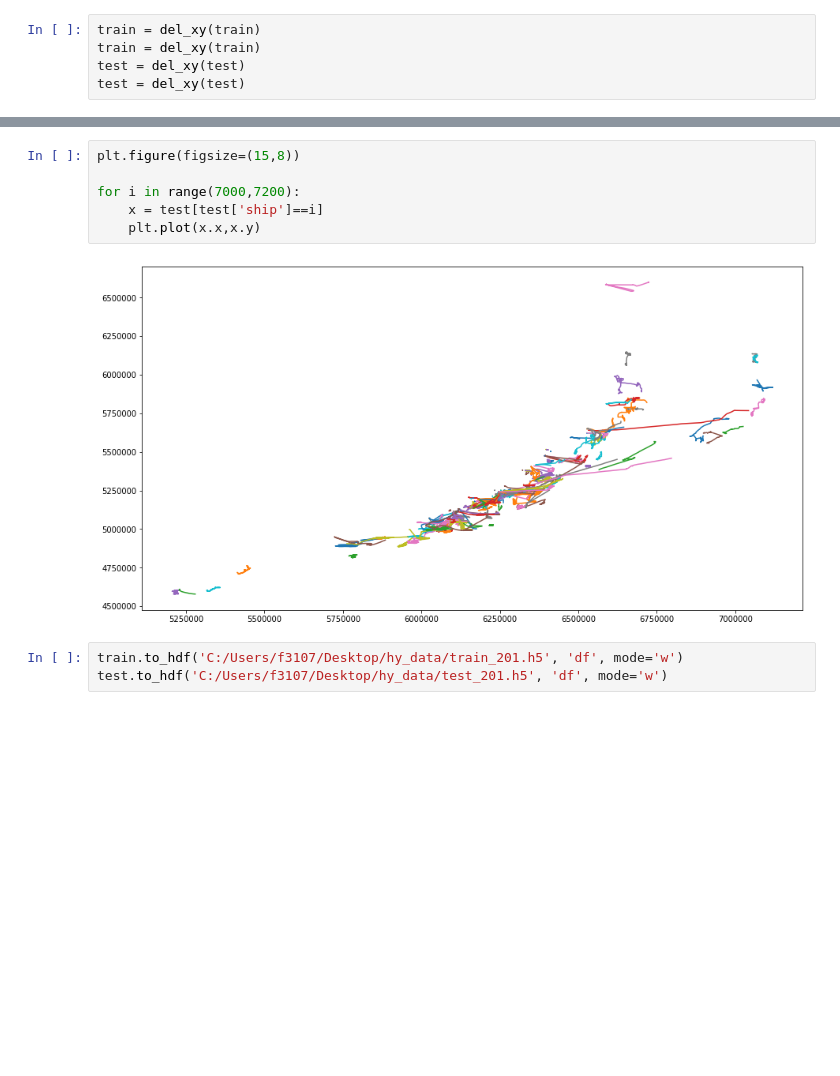
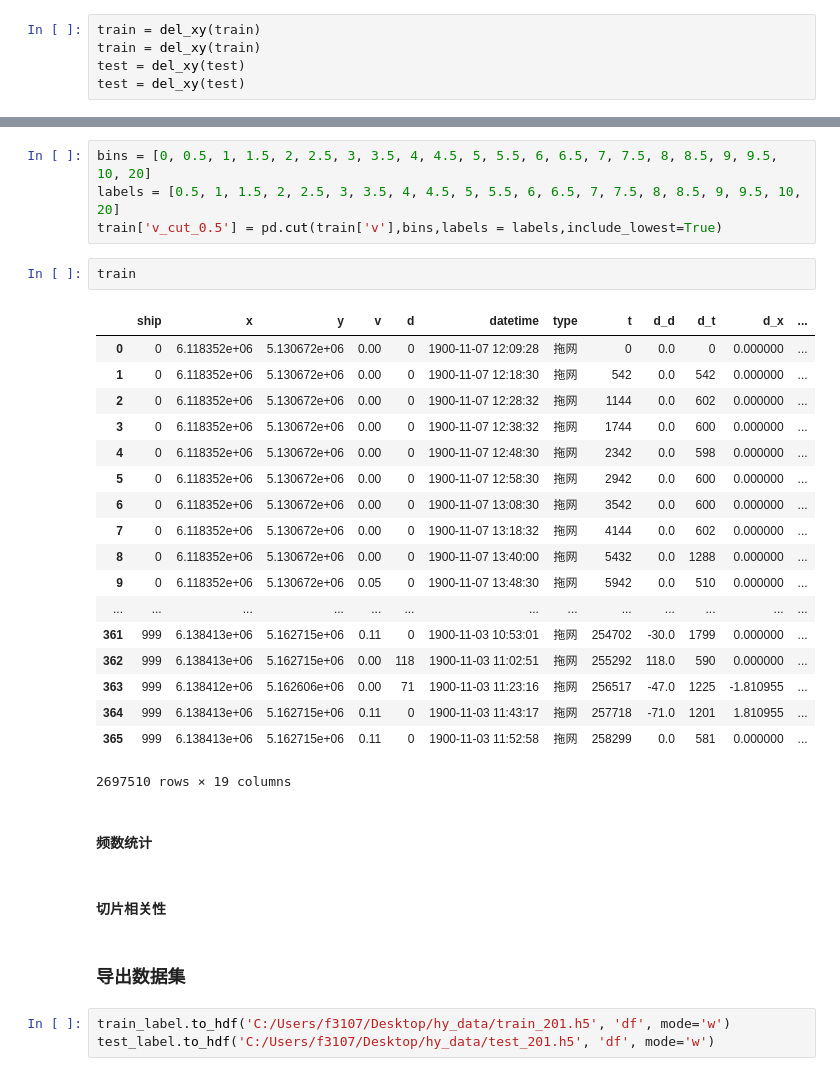
Before and after one commit to xzz666/tianchi_ship_2019, a Jupyter notebook: working/201_FE.ipynb, the cells around one changed output, grey strips where cells are left out. Saved outputs shown, nothing was run; the diff lists cells and outputs as text; blank space fills up the shorter version.

```diff
--- a/working/201_FE.ipynb
+++ b/working/201_FE.ipynb
@@ -187,11 +190,34 @@ for i in range(200):
-# %%
-plt.figure(figsize=(15,8))
-
-for i in range(7000,7200):
-    x = test[test['ship']==i]
-    plt.plot(x.x,x.y)
-# %% [output]
-[figure, removed]
+# %%
+bins = [0, 0.5, 1, 1.5, 2, 2.5, 3, 3.5, 4, 4.5, 5, 5.5, 6, 6.5, 7, 7.5, 8, 8.5, 9, 9.5, 10, 20]
+labels = [0.5, 1, 1.5, 2, 2.5, 3, 3.5, 4, 4.5, 5, 5.5, 6, 6.5, 7, 7.5, 8, 8.5, 9, 9.5, 10, 20]
+train['v_cut_0.5'] = pd.cut(train['v'],bins,labels = labels,include_lowest=True)
+# %%
+train
+# %% [output]
+|  | ship | x | y | v | d | datetime | type | t | d_d | d_t | d_x | ... |
+| 0 | 0 | 6.118352e+06 | 5.130672e+06 | 0.00 | 0 | 1900-11-07 12:09:28 | 拖网 | 0 | 0.0 | 0 | 0.000000 | ... |
+| 1 | 0 | 6.118352e+06 | 5.130672e+06 | 0.00 | 0 | 1900-11-07 12:18:30 | 拖网 | 542 | 0.0 | 542 | 0.000000 | ... |
+| 2 | 0 | 6.118352e+06 | 5.130672e+06 | 0.00 | 0 | 1900-11-07 12:28:32 | 拖网 | 1144 | 0.0 | 602 | 0.000000 | ... |
+| 3 | 0 | 6.118352e+06 | 5.130672e+06 | 0.00 | 0 | 1900-11-07 12:38:32 | 拖网 | 1744 | 0.0 | 600 | 0.000000 | ... |
+| 4 | 0 | 6.118352e+06 | 5.130672e+06 | 0.00 | 0 | 1900-11-07 12:48:30 | 拖网 | 2342 | 0.0 | 598 | 0.000000 | ... |
+| 5 | 0 | 6.118352e+06 | 5.130672e+06 | 0.00 | 0 | 1900-11-07 12:58:30 | 拖网 | 2942 | 0.0 | 600 | 0.000000 | ... |
+| 6 | 0 | 6.118352e+06 | 5.130672e+06 | 0.00 | 0 | 1900-11-07 13:08:30 | 拖网 | 3542 | 0.0 | 600 | 0.000000 | ... |
+| 7 | 0 | 6.118352e+06 | 5.130672e+06 | 0.00 | 0 | 1900-11-07 13:18:32 | 拖网 | 4144 | 0.0 | 602 | 0.000000 | ... |
+| 8 | 0 | 6.118352e+06 | 5.130672e+06 | 0.00 | 0 | 1900-11-07 13:40:00 | 拖网 | 5432 | 0.0 | 1288 | 0.000000 | ... |
+| 9 | 0 | 6.118352e+06 | 5.130672e+06 | 0.05 | 0 | 1900-11-07 13:48:30 | 拖网 | 5942 | 0.0 | 510 | 0.000000 | ... |
+| ... | ... | ... | ... | ... | ... | ... | ... | ... | ... | ... | ... | ... |
+| 361 | 999 | 6.138413e+06 | 5.162715e+06 | 0.11 | 0 | 1900-11-03 10:53:01 | 拖网 | 254702 | -30.0 | 1799 | 0.000000 | ... |
+| 362 | 999 | 6.138413e+06 | 5.162715e+06 | 0.00 | 118 | 1900-11-03 11:02:51 | 拖网 | 255292 | 118.0 | 590 | 0.000000 | ... |
+| 363 | 999 | 6.138412e+06 | 5.162606e+06 | 0.00 | 71 | 1900-11-03 11:23:16 | 拖网 | 256517 | -47.0 | 1225 | -1.810955 | ... |
+| 364 | 999 | 6.138413e+06 | 5.162715e+06 | 0.11 | 0 | 1900-11-03 11:43:17 | 拖网 | 257718 | -71.0 | 1201 | 1.810955 | ... |
+| 365 | 999 | 6.138413e+06 | 5.162715e+06 | 0.11 | 0 | 1900-11-03 11:52:58 | 拖网 | 258299 | 0.0 | 581 | 0.000000 | ... |
+2697510 rows × 19 columns
+# %% [markdown]
+#### 频数统计
+# %% [markdown]
+#### 切片相关性
+# %% [markdown]
+### 导出数据集
 # %%
-train.to_hdf('C:/Users/f3107/Desktop/hy_data/train_201.h5', 'df', mode='w')
-test.to_hdf('C:/Users/f3107/Desktop/hy_data/test_201.h5', 'df', mode='w')
+train_label.to_hdf('C:/Users/f3107/Desktop/hy_data/train_201.h5', 'df', mode='w')
+test_label.to_hdf('C:/Users/f3107/Desktop/hy_data/test_201.h5', 'df', mode='w')
```
Also changed, not shown: parts of 30 cells of this notebook, 6 other files.
